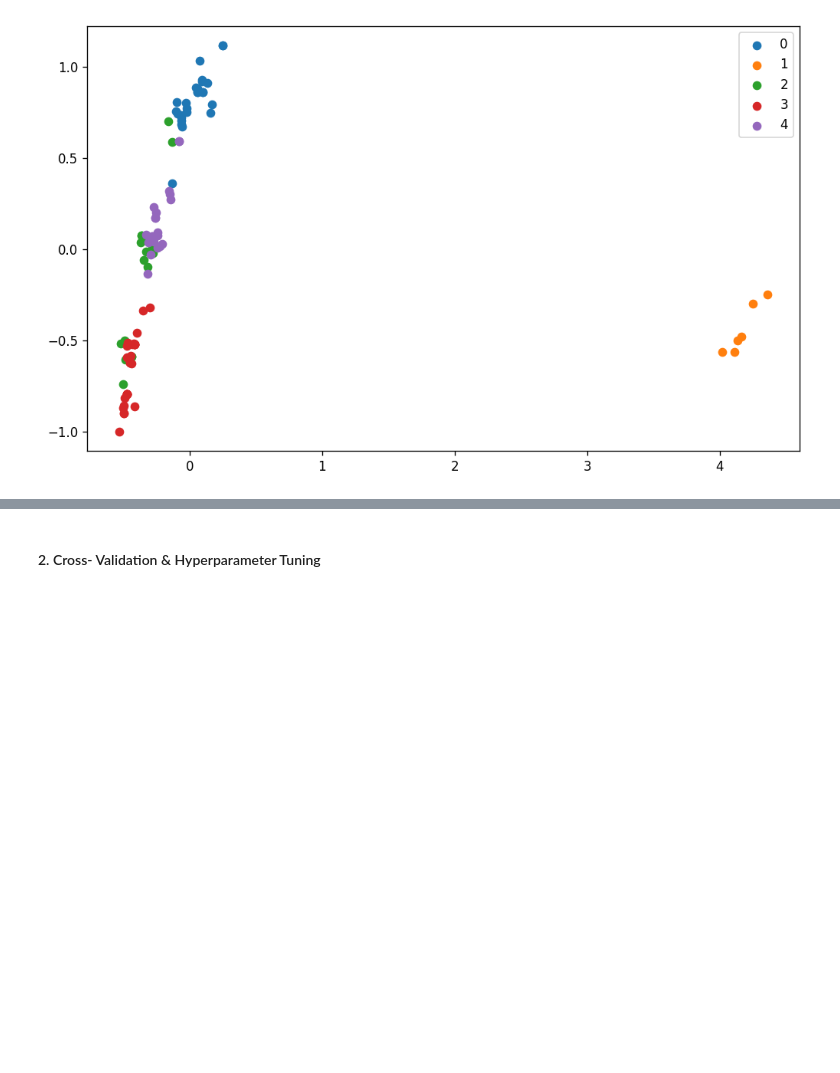
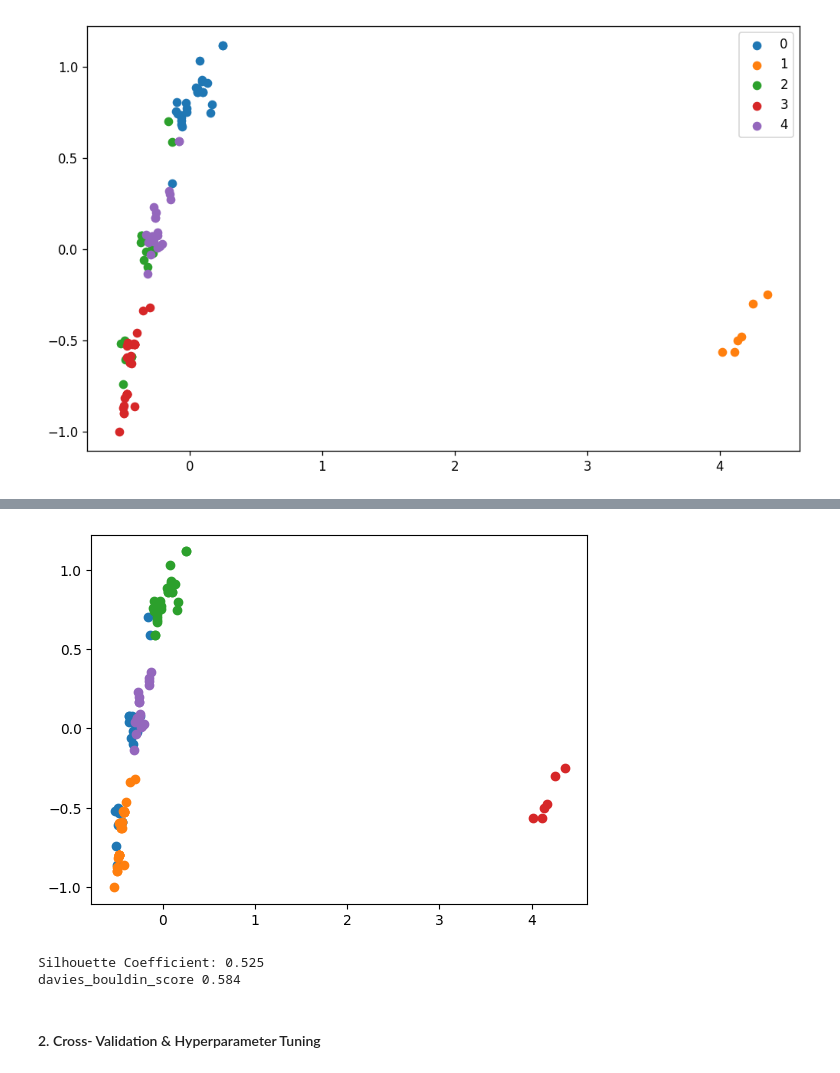
Before and after one commit to rauman43/Zomato-Restaurant-Clustering, a Jupyter notebook: Copy_of_Zomato_Restaurant_Analysis.ipynb, the cells around one changed output, grey strips where cells are left out. Drawn from its saved outputs; the diff is of its cells as text; code cells hidden in the pictures; blank space fills up the shorter version.

```diff
--- a/Copy_of_Zomato_Restaurant_Analysis.ipynb
+++ b/Copy_of_Zomato_Restaurant_Analysis.ipynb
@@ -2256,2 +2379,36 @@ plt.show()
+# %%
+# agglomerative clustering
+from numpy import unique
+from numpy import where
+from sklearn.datasets import make_classification
+from sklearn.cluster import AgglomerativeClustering
+
+# define the model
+model = AgglomerativeClustering(n_clusters = 5)      #n_clusters=5
+# fit model and predict clusters
+y_hc = model.fit_predict(df_pca)
+# retrieve unique clusters
+clusters = unique(y_hc)
+# create scatter plot for samples from each cluster
+for cluster in clusters:
+	# get row indexes for samples with this cluster
+	row_ix = where(y_hc == cluster)
+	# create scatter of these samples
+	plt.scatter(df_pca[row_ix, 0], df_pca[row_ix, 1])
+# show the plot
+plt.show()
+#Evaluation
+
+#Silhouette Coefficient
+print("Silhouette Coefficient: %0.3f"%silhouette_score(df_pca,y_hc, metric='euclidean'))
+
+#davies_bouldin_score of our clusters
+from sklearn.metrics import davies_bouldin_score
+davies_bouldin_score(df_pca, y_hc)
+print("davies_bouldin_score %0.3f"%davies_bouldin_score(df_pca, y_hc))
+# %% [output]
+[figure, added]
+Silhouette Coefficient: 0.525
+davies_bouldin_score 0.584
 # %% [markdown]
 #### 2. Cross- Validation & Hyperparameter Tuning
```
Also changed, not shown: parts of 108 cells of this notebook.
